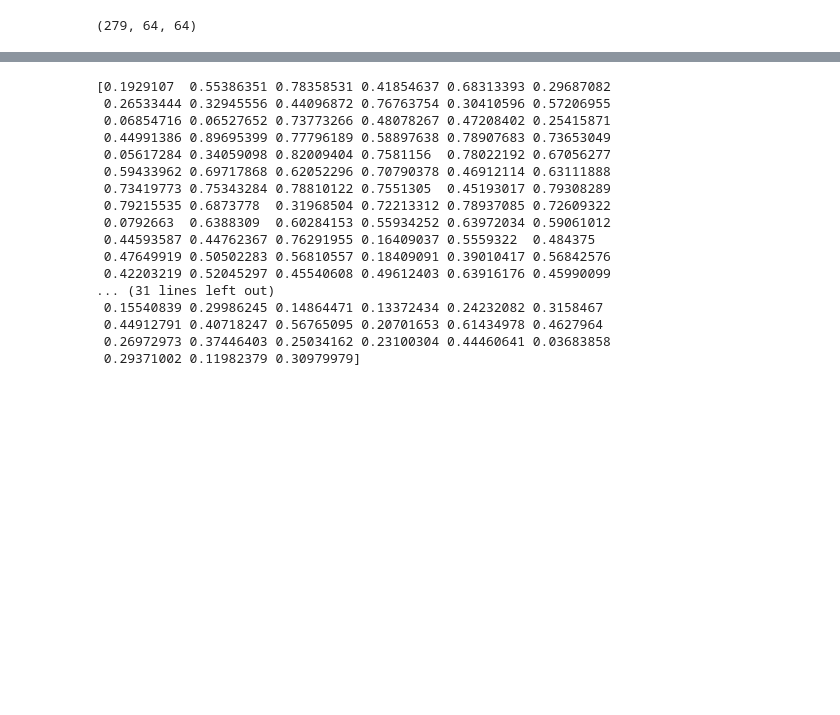
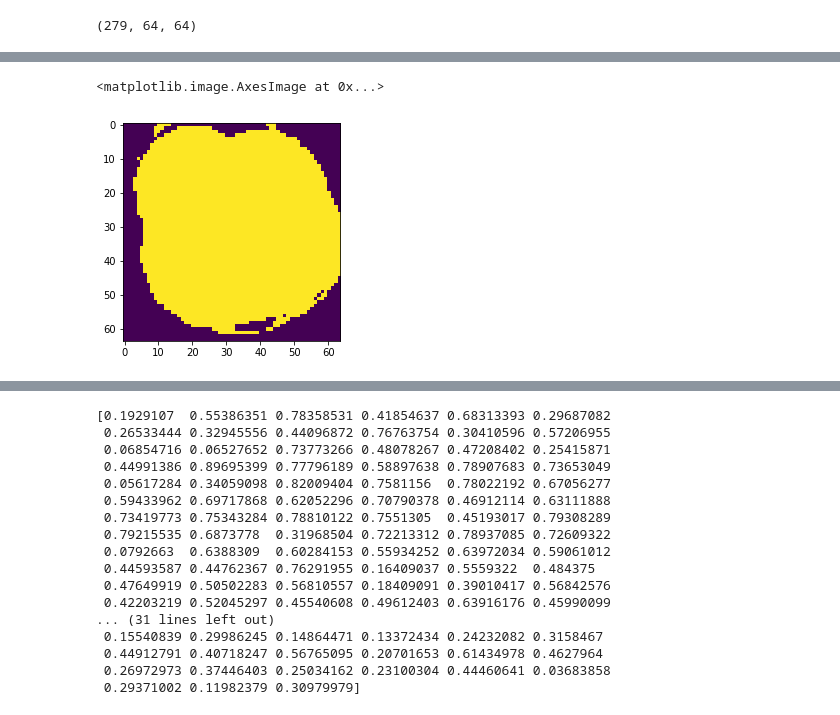
Before and after one commit to qqu0127/LV-segmentation, a Jupyter notebook: StackedAE.ipynb, the cells around one changed output, grey strips where cells are left out. Saved outputs shown, nothing was run; the diff lists cells and outputs as text; code cells hidden in the pictures; blank space fills up the shorter version.

```diff
--- a/StackedAE.ipynb
+++ b/StackedAE.ipynb
@@ -170,0 +169,11 @@ for i in range(10):
+# %%
+from skimage import measure
+pred_mask.shape
+img = pred_img[10]
+
+pred_single = pred_mask[10]
+contour = measure.find_contours(pred_single, 0.8)
+plt.imshow(pred_single)
+# %% [output]
+<matplotlib.image.AxesImage at 0x...>
+[figure, added]
```
Also changed, not shown: parts of 8 cells of this notebook, 2 other files.
